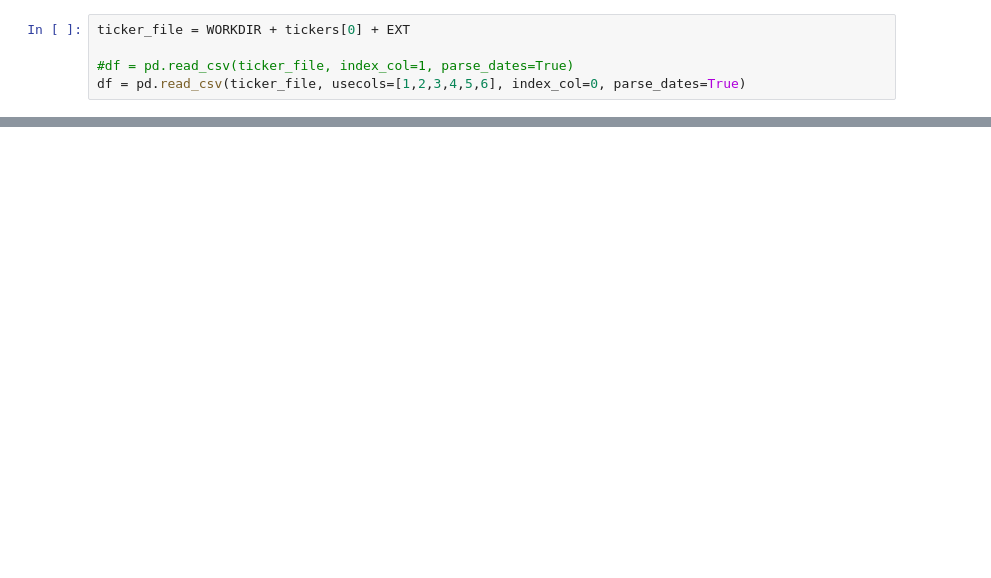
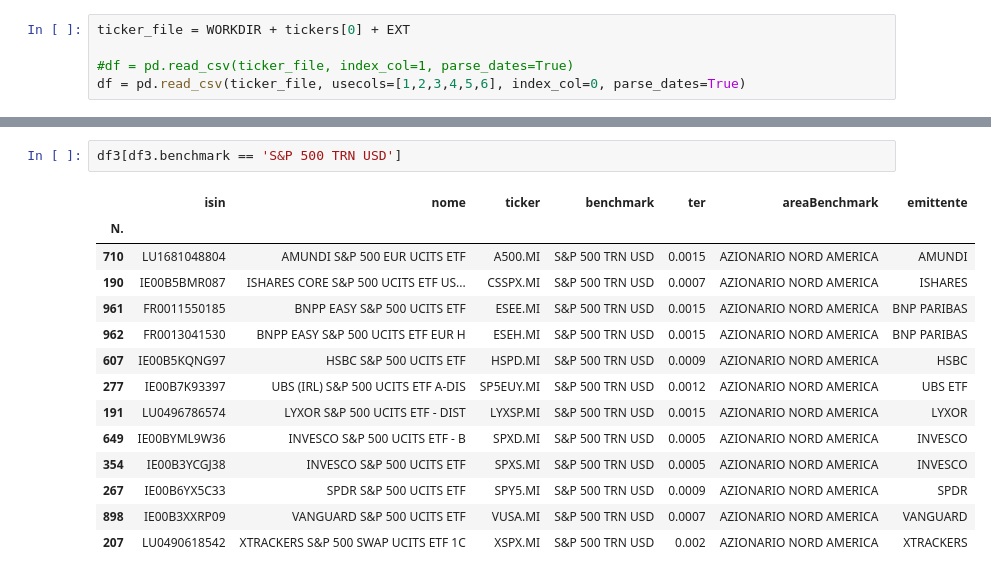
Before and after one commit to zniffur/mytrading, a Jupyter notebook: Clean data.ipynb, the cells around one changed output, grey strips where cells are left out. Drawn from its saved outputs; the diff is of its cells as text; blank space fills up the shorter version.

```diff
--- a/Clean data.ipynb
+++ b/Clean data.ipynb
@@ -51,0 +135,17 @@ memory usage: 90.8+ KB
+# %%
+df3[df3.benchmark == 'S&P 500 TRN USD']
+# %% [output]
+|  | isin | nome | ticker | benchmark | ter | areaBenchmark | emittente |
+| N. |  |  |  |  |  |  |  |
+| 710 | LU1681048804 | AMUNDI S&P 500 EUR UCITS ETF | A500.MI | S&P 500 TRN USD | 0.0015 | AZIONARIO NORD AMERICA | AMUNDI |
+| 190 | IE00B5BMR087 | ISHARES CORE S&P 500 UCITS ETF US... | CSSPX.MI | S&P 500 TRN USD | 0.0007 | AZIONARIO NORD AMERICA | ISHARES |
+| 961 | FR0011550185 | BNPP EASY S&P 500 UCITS ETF | ESEE.MI | S&P 500 TRN USD | 0.0015 | AZIONARIO NORD AMERICA | BNP PARIBAS |
+| 962 | FR0013041530 | BNPP EASY S&P 500 UCITS ETF EUR H | ESEH.MI | S&P 500 TRN USD | 0.0015 | AZIONARIO NORD AMERICA | BNP PARIBAS |
+| 607 | IE00B5KQNG97 | HSBC S&P 500 UCITS ETF | HSPD.MI | S&P 500 TRN USD | 0.0009 | AZIONARIO NORD AMERICA | HSBC |
+| 277 | IE00B7K93397 | UBS (IRL) S&P 500 UCITS ETF A-DIS | SP5EUY.MI | S&P 500 TRN USD | 0.0012 | AZIONARIO NORD AMERICA | UBS ETF |
+| 191 | LU0496786574 | LYXOR S&P 500 UCITS ETF - DIST | LYXSP.MI | S&P 500 TRN USD | 0.0015 | AZIONARIO NORD AMERICA | LYXOR |
+| 649 | IE00BYML9W36 | INVESCO S&P 500 UCITS ETF - B | SPXD.MI | S&P 500 TRN USD | 0.0005 | AZIONARIO NORD AMERICA | INVESCO |
+| 354 | IE00B3YCGJ38 | INVESCO S&P 500 UCITS ETF | SPXS.MI | S&P 500 TRN USD | 0.0005 | AZIONARIO NORD AMERICA | INVESCO |
+| 267 | IE00B6YX5C33 | SPDR S&P 500 UCITS ETF | SPY5.MI | S&P 500 TRN USD | 0.0009 | AZIONARIO NORD AMERICA | SPDR |
+| 898 | IE00B3XXRP09 | VANGUARD S&P 500 UCITS ETF | VUSA.MI | S&P 500 TRN USD | 0.0007 | AZIONARIO NORD AMERICA | VANGUARD |
+| 207 | LU0490618542 | XTRACKERS S&P 500 SWAP UCITS ETF 1C | XSPX.MI | S&P 500 TRN USD | 0.002 | AZIONARIO NORD AMERICA | XTRACKERS |
```
Also changed, not shown: parts of 17 cells of this notebook.
